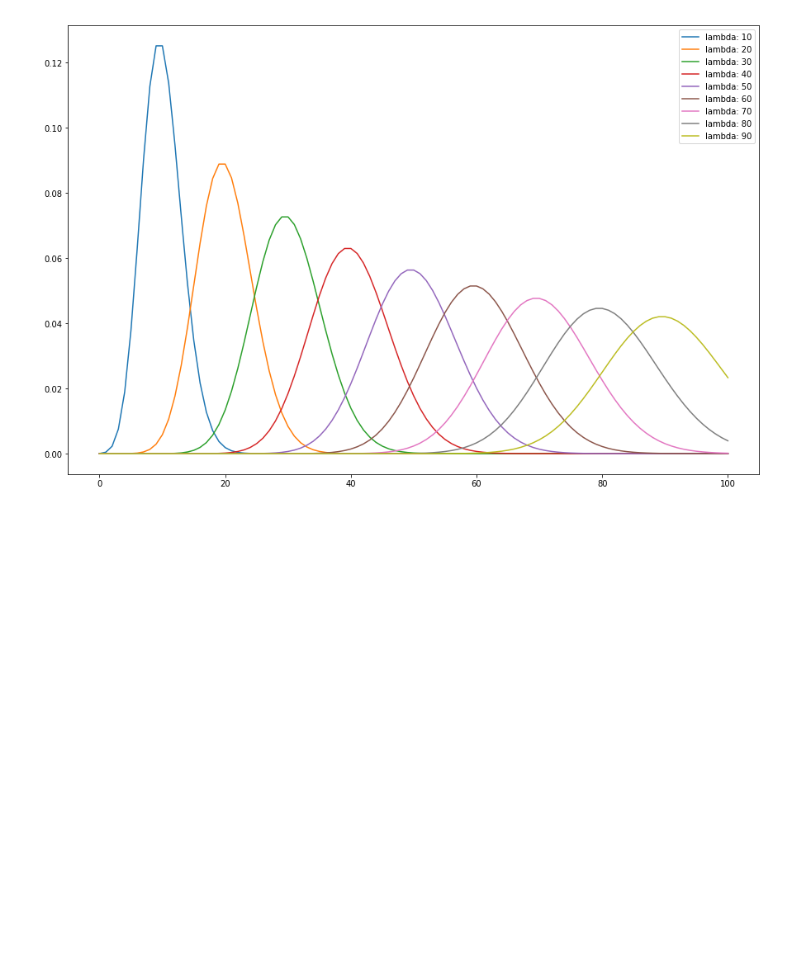
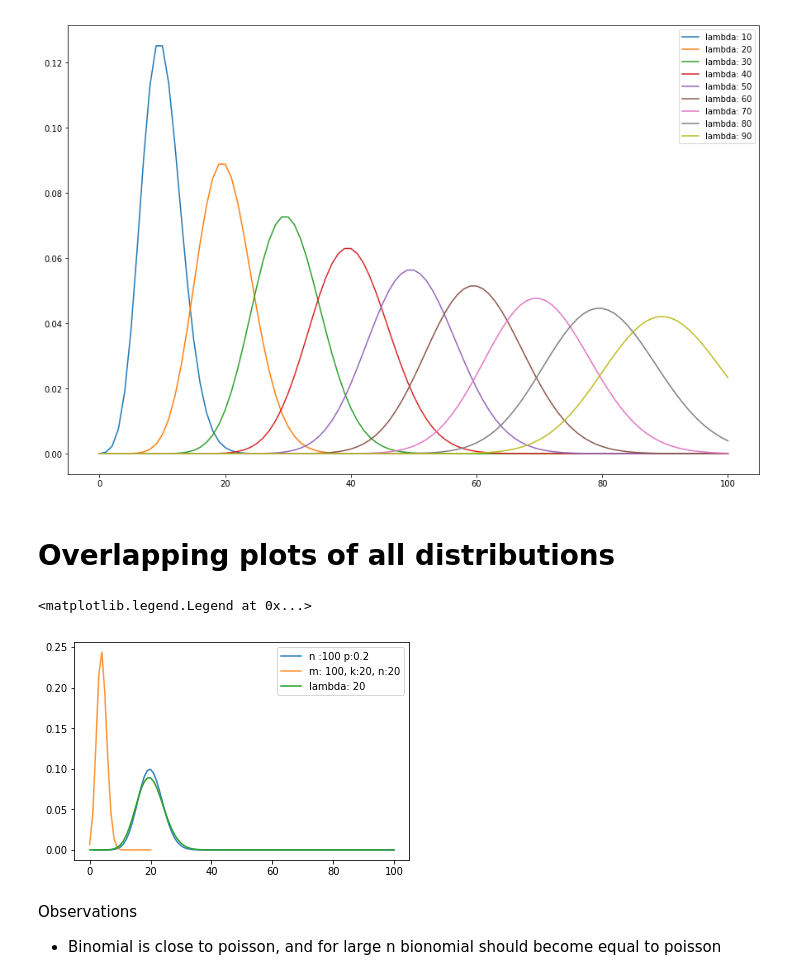
Before and after one commit to mlcow/prob-stats, a Jupyter notebook: Univariate_parametric_distributions.ipynb, the cells around one changed output. Saved outputs shown, nothing was run; the diff lists cells and outputs as text; code cells hidden in the pictures; blank space fills up the shorter version.

```diff
--- a/Univariate_parametric_distributions.ipynb
+++ b/Univariate_parametric_distributions.ipynb
@@ -10,16 +10,16 @@ import scipy.special
 
 Plot variations of a bernoulli as $p$ varies
 # %%
-def plot_bernoulli(n,p):
-  def bernoulli_f(x,n,p):
+def plot_binomial(n,p):
+  def binomial_f(x,n,p):
     return scipy.special.binom(n, x) * 1.0 * (p ** x) * ((1 - p) ** (n - x))
 
   x = np.arange(1, n+1)
-  plt.plot(x, [bernoulli_f(i, n, p) for i in x], label="n :{} p:{}".format(n, p), alpha=0.9)
+  plt.plot(x, [binomial_f(i, n, p) for i in x], label="n :{} p:{}".format(n, p), alpha=0.9)
 # %%
 plt.figure(figsize=[15,10])
 for i in np.arange(.1, 1, .1):
-  plot_bernoulli(1000, i)
+  plot_binomial(1000, i)
 plt.legend()
 # %% [output]
 <matplotlib.legend.Legend at 0x...>
@@ -99,3 +99,17 @@ plt.legend()
 # %% [output]
 <matplotlib.legend.Legend at 0x...>
 [figure]
+# %% [markdown]
+# Overlapping plots of all distributions
+# %%
+plot_binomial(100, .2)
+#plot_hypergeometric(100, 20, 100)
+plot_hypergeometric(100, 20, 20)
+plot_poisson(20, 100)
+plt.legend()
+# %% [output]
+<matplotlib.legend.Legend at 0x...>
+[figure, added]
+# %% [markdown]
+Observations
+- Binomial is close to poisson, and for large n bionomial should become equal to poisson
```
Also changed, not shown: parts of 7 cells of this notebook.
